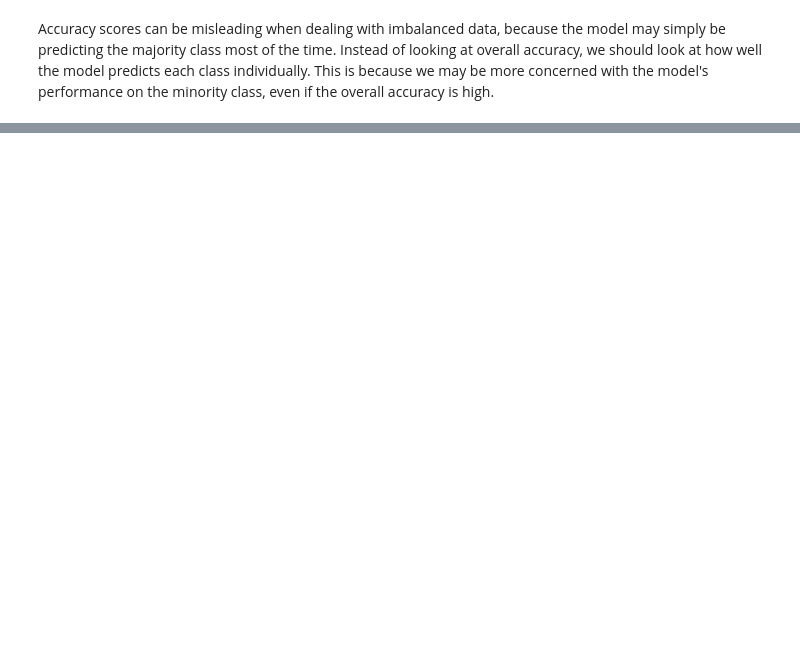
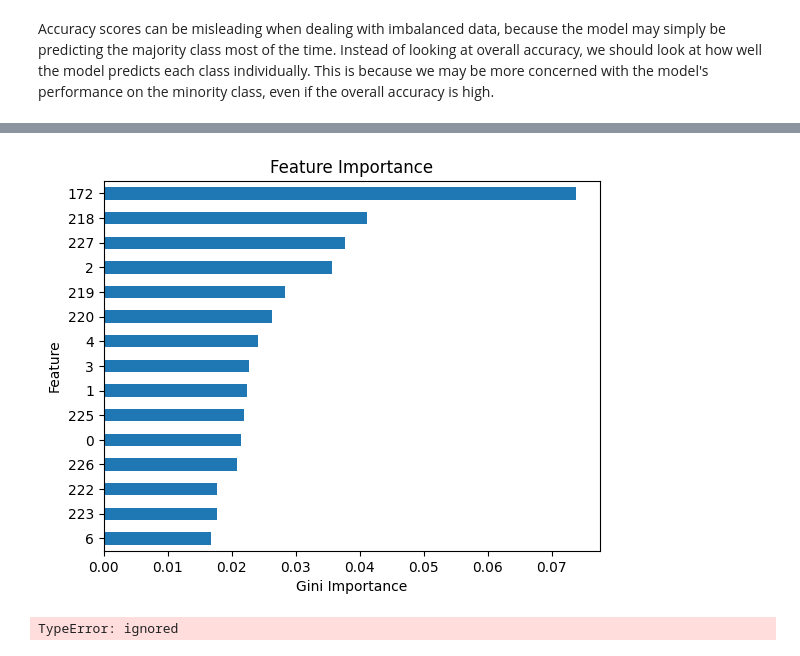
Before and after one commit to Jaeljane/Attendance_Prediction, a Jupyter notebook: Attendance_Classification.ipynb, the cells around one changed output, grey strips where cells are left out. Cells and saved outputs as stored; diff of their text form; code cells hidden in the pictures; blank space fills up the shorter version.

Commit message:
Feature Importance

```diff
--- a/Attendance_Classification.ipynb
+++ b/Attendance_Classification.ipynb
@@ -392,0 +420,49 @@ Accuracy scores can be misleading when dealing with imbalanced data, because the
+# %%
+# Get the feature importances
+feature_importances = model.named_steps['decisiontreeclassifier'].feature_importances_
+features = model.named_steps['onehotencoder'].get_feature_names()
+
+# Create a Pandas Series of the feature importances
+feat_imp = pd.Series(feature_importances)
+
+# Sort the Series by the feature importances
+feat_imp = feat_imp.sort_values()
+
+# Plot the Series
+feat_imp.tail(15).plot(kind='barh')
+plt.xlabel('Gini Importance')
+plt.ylabel('Feature')
+plt.title('Feature Importance')
+plt.show()
+# %% [output]
+[figure, added]
+# %%
+# Assuming you've already trained your model as described in your code
+# ...
+
+# Access the DecisionTreeClassifier from the pipeline
+decision_tree_classifier = model.named_steps['decisiontreeclassifier']
+
+# Get the feature importances
+feature_importances = decision_tree_classifier.feature_importances_
+
+# Now, you can associate the feature importances with their corresponding feature names
+# by accessing the feature names from the OneHotEncoder
+
+# Access the OneHotEncoder from the pipeline
+one_hot_encoder = model.named_steps['onehotencoder']
+
+# Get the feature names
+feature_names = one_hot_encoder.get_feature_names(input_features=X_train.columns)
+
+# Create a list of tuples with feature names and their corresponding importances
+importance_feature_pairs = list(zip(feature_names, feature_importances))
+
+# Sort the list by feature importances in descending order
+importance_feature_pairs.sort(key=lambda x: x[1], reverse=True)
+
+# Print or analyze the feature importances
+for feature_name, importance in importance_feature_pairs:
+    print(f"Feature: {feature_name}, Importance: {importance}")
+# %% [output]
+TypeError: ignored
```
Also changed, not shown: parts of 8 cells of this notebook.
